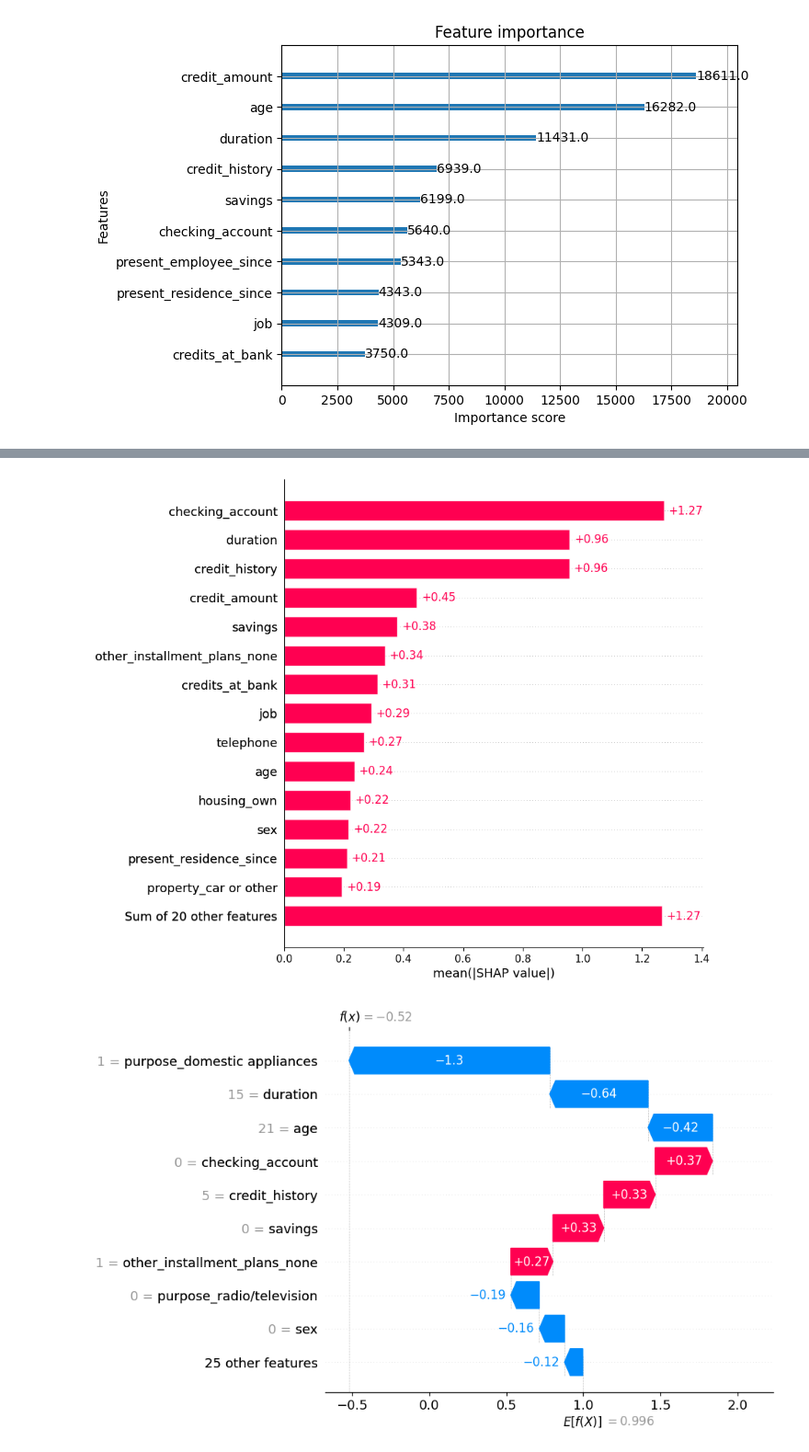
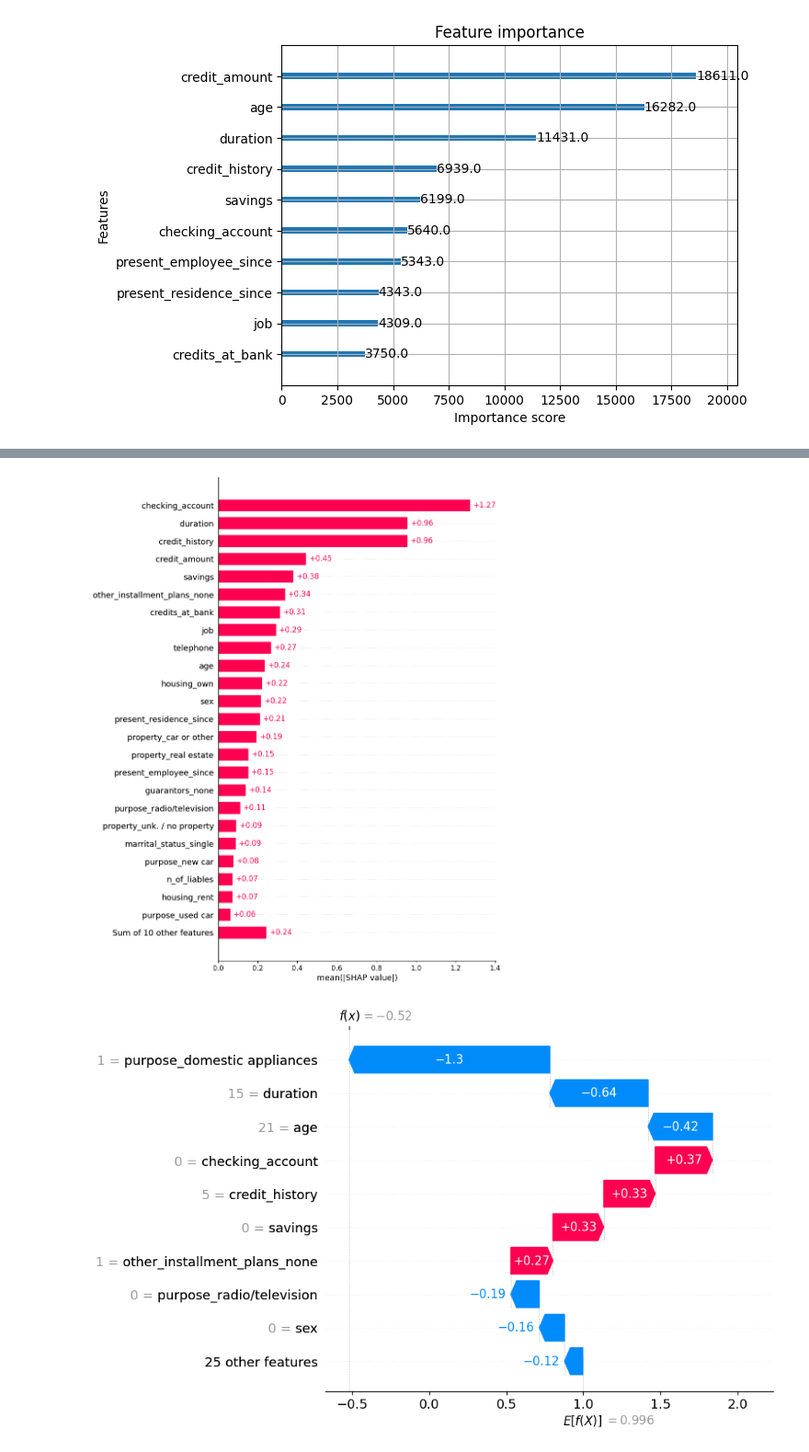
Before and after one commit to yurialvizi/tcc, a Jupyter notebook: models/3.xgboost.ipynb, the cells around one changed output, grey strips where cells are left out. Shown at 92% size. Cells and saved outputs as stored; diff of their text form; code cells hidden in the pictures.

```diff
--- a/models/3.xgboost.ipynb
+++ b/models/3.xgboost.ipynb
@@ -258,4 +259,4 @@ shap.summary_plot(shap_values, x_test_xai)
 # %%
-shap.plots.bar(shap_values, max_display=15)
+shap.plots.bar(shap_values, max_display=25)
 # %% [output]
-[figure, old version]
+[figure, new version]
```
Also changed, not shown: parts of 4 cells of this notebook, 4 other files.
